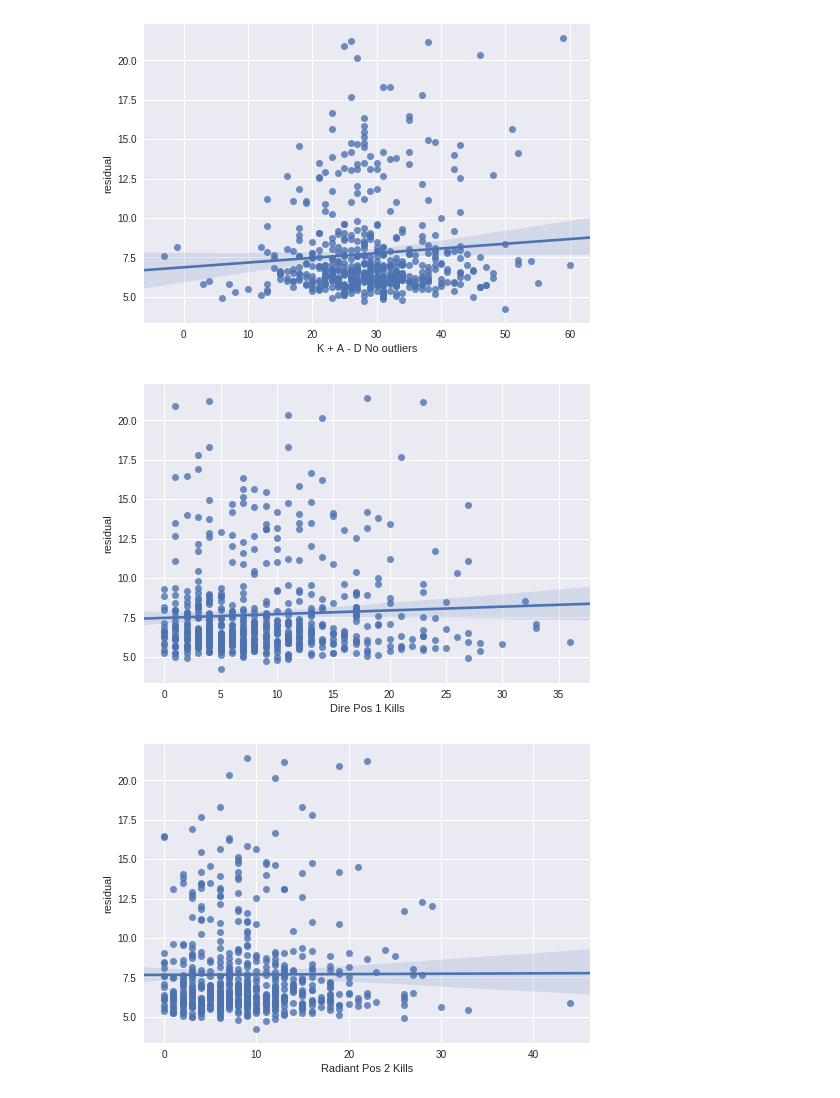
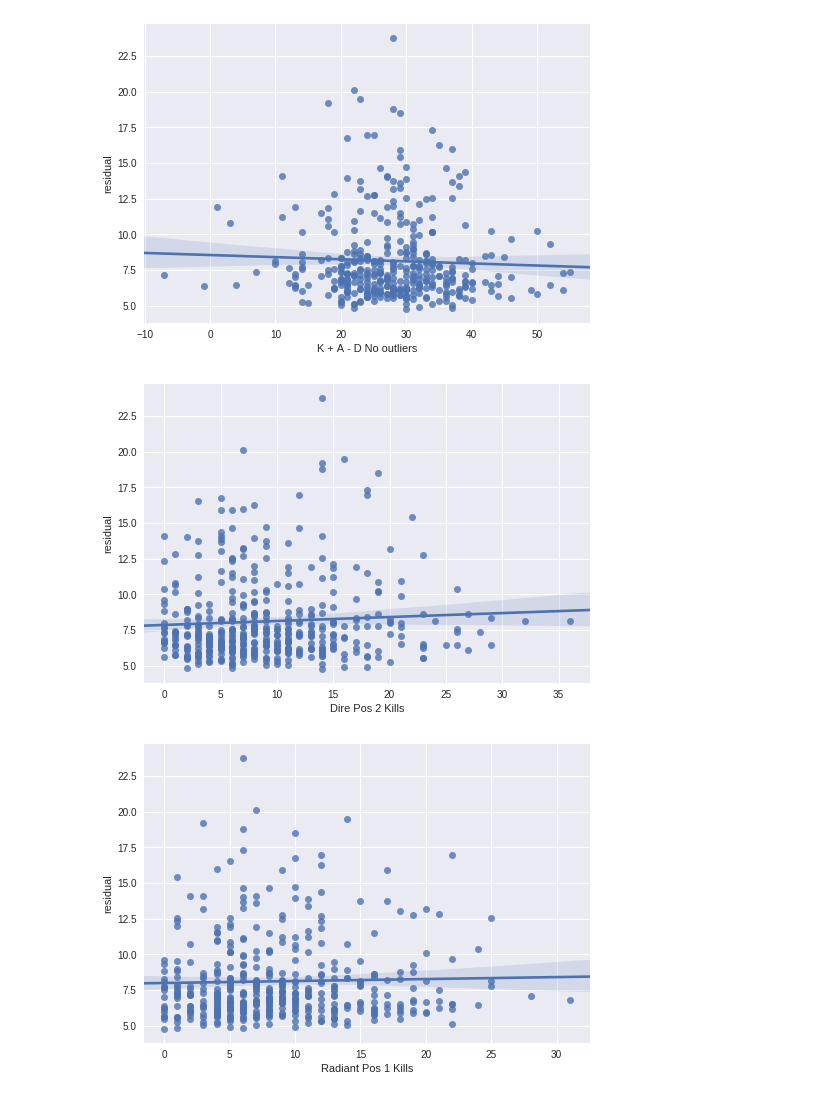
Before and after one commit to beelze-b/Open-Dota-Exploration, a Jupyter notebook: WeightsAndResiduals.ipynb, the cells around one changed output. Saved outputs shown, nothing was run; the diff lists cells and outputs as text; code cells hidden in the pictures.

```diff
--- a/WeightsAndResiduals.ipynb
+++ b/WeightsAndResiduals.ipynb
@@ -15,0 +12,17 @@ df = pd.read_csv('data/FeaturesOfResidualMatches.csv')
+# %%
+print datetime.datetime.now()
+validFilePaths = []
+for f in os.listdir("data/anomaly_data"):
+    filePath = os.path.join("data/anomaly_data", f)
+    if os.path.isdir(filePath):
+        continue
+    if os.stat(filePath).st_size <= 3:
+        continue
+    validFilePaths.append(filePath)
+
+numF = int(1 * len(validFilePaths))
+print 'Using this many files {0}'.format(numF)
+validFilePaths = np.random.choice(validFilePaths, numF, replace=False)
+df_list = (pd.read_csv(f) for f in validFilePaths)
+df = pd.concat(df_list, ignore_index=True)
+df = df[df['radiant_win'].notnull()]
@@ -36,7 +52,8 @@ numericalFeatures = ['match_id', 'positive_votes', 'negative_votes', 'first_bloo
                     'duration', 'kills', 'deaths', 'assists', 'apm', 'kpm', 'kda', 'hero_dmg',
                     'gpm', 'hero_heal', 'xpm', 'totalgold', 'totalxp', 'lasthits', 'denies',
                     'tower_kills', 'courier_kills', 'gold_spent', 'observer_uses', 'sentry_uses',
-                    'ancient_kills', 'neutral_kills', 'camps_stacked', 'pings', 'rune_pickups', 'residual']
+                    'ancient_kills', 'neutral_kills', 'camps_stacked', 'pings', 'rune_pickups', 'abandons',
+                    'residual']
 numFeatures = [filter(lambda x: z in x, columns) for z in numericalFeatures]
 numFeatures = list(chain(*numFeatures))
 df = df[numFeatures]
@@ -218,18 +250,18 @@ ax = plt.gca()
 ax.set_xlabel("K + A - D No outliers")
 plt.show()
 # %% [output]
-[figure, old version]
+[figure, new version]
 # %%
-sns.regplot(df['dire_pos1_kills'], df['residual'])
+sns.regplot(df['dire_pos2_kills'], df['residual'])
 ax = plt.gca()
-ax.set_xlabel("Dire Pos 1 Kills")
+ax.set_xlabel("Dire Pos 2 Kills")
 plt.show()
 # %% [output]
-[figure, old version]
+[figure, new version]
 # %%
-sns.regplot(df['radiant_pos2_kills'], df['residual'])
+sns.regplot(df['radiant_pos1_kills'], df['residual'])
 ax = plt.gca()
-ax.set_xlabel("Radiant Pos 2 Kills")
+ax.set_xlabel("Radiant Pos 1 Kills")
 plt.show()
 # %% [output]
-[figure, old version]
+[figure, new version]
```
Also changed, not shown: parts of 20 cells of this notebook.
